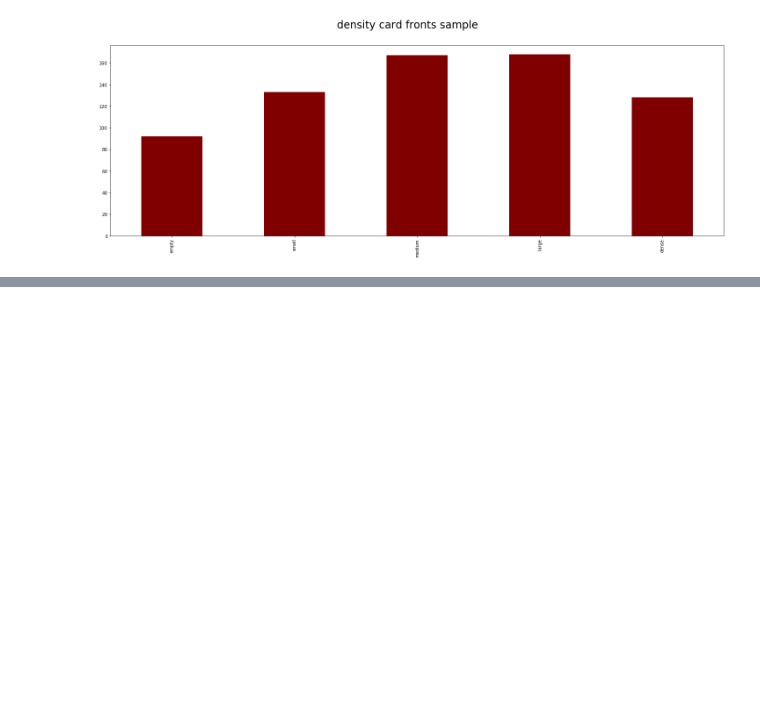
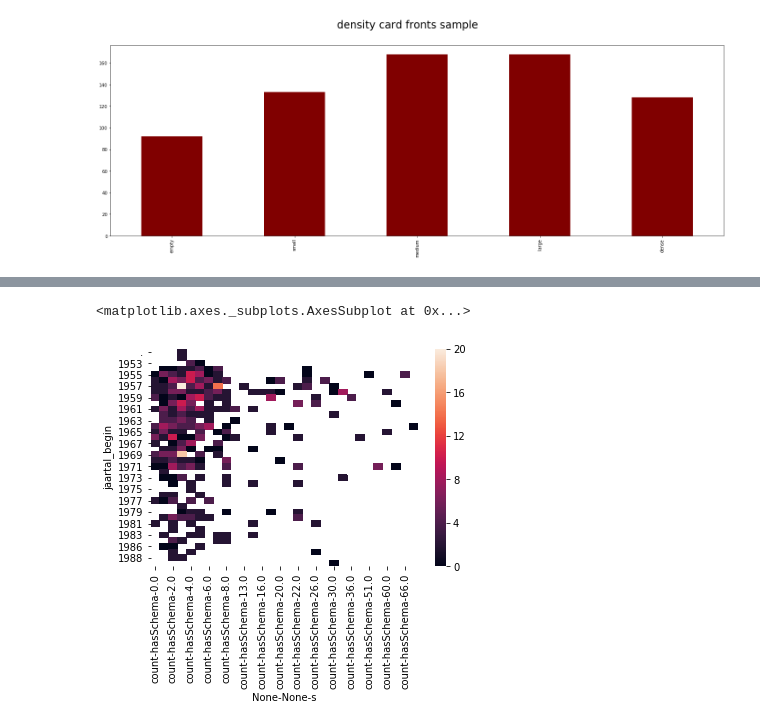
Before and after one commit to HoekR/MIGRANT, a Jupyter notebook: results/exploring_data_integration/notebooks/emigration_data_explorations_part5_sample_densities.ipynb, the cells around one changed output, grey strips where cells are left out. Cells and saved outputs as stored; diff of their text form; code cells hidden in the pictures; blank space fills up the shorter version.

```diff
--- a/results/exploring_data_integration/notebooks/emigration_data_explorations_part5_sample_densities.ipynb
+++ b/results/exploring_data_integration/notebooks/emigration_data_explorations_part5_sample_densities.ipynb
@@ -241,0 +397,10 @@ ValueError:
+# %%
+df = pd.merge(edges_person, ounits, left_on='referencesPerson', right_on='persoonsId' , left_index=True)
+colmns = ['edges', 'im_nr', 'image_x', 'imnm', 'imnr', 'kaart_nr', 'map',
+       'density', 's', 'kaartnummer', 'isStoredAt', 'jaartal_begin',
+       'jaartal_eind', 'persoonsId', 'initialen', 'tussenvoegsel', 'achternaam',
+       'geboortejaar', 'hasBirthPlace', 'hasResidenceLocation', 'hasSchema',
+       'hasUnit', 'samenstelling', 'geslacht', 'hasReligion', 'adresAantal',
+       'eventsAantal']
+df = df.drop([c for c in df.columns if c not in colmns], axis=1)
+df.columns
@@ -241,0 +415,2 @@ ValueError:
+# %%
+df['score'] = df.s.astype('category')
@@ -241,0 +427,3 @@ ValueError:
+# %%
+gdb = df.groupby(['persoonsId'], as_index=False)['score', 's'].sum()
+gdb.head()
@@ -241,0 +441,3 @@ ValueError:
+# %%
+score_aggregated = pd.pivot_table(df, index=['jaartal_begin'],values=['hasSchema'], columns=gdb.s, aggfunc=['count'])
+score_aggregated.head()
@@ -241,0 +455,5 @@ ValueError:
+# %%
+sns.heatmap(score_aggregated)
+# %% [output]
+<matplotlib.axes._subplots.AxesSubplot at 0x...>
+[figure, added]
```
Also changed, not shown: parts of 110 cells of this notebook, 8 other files.
